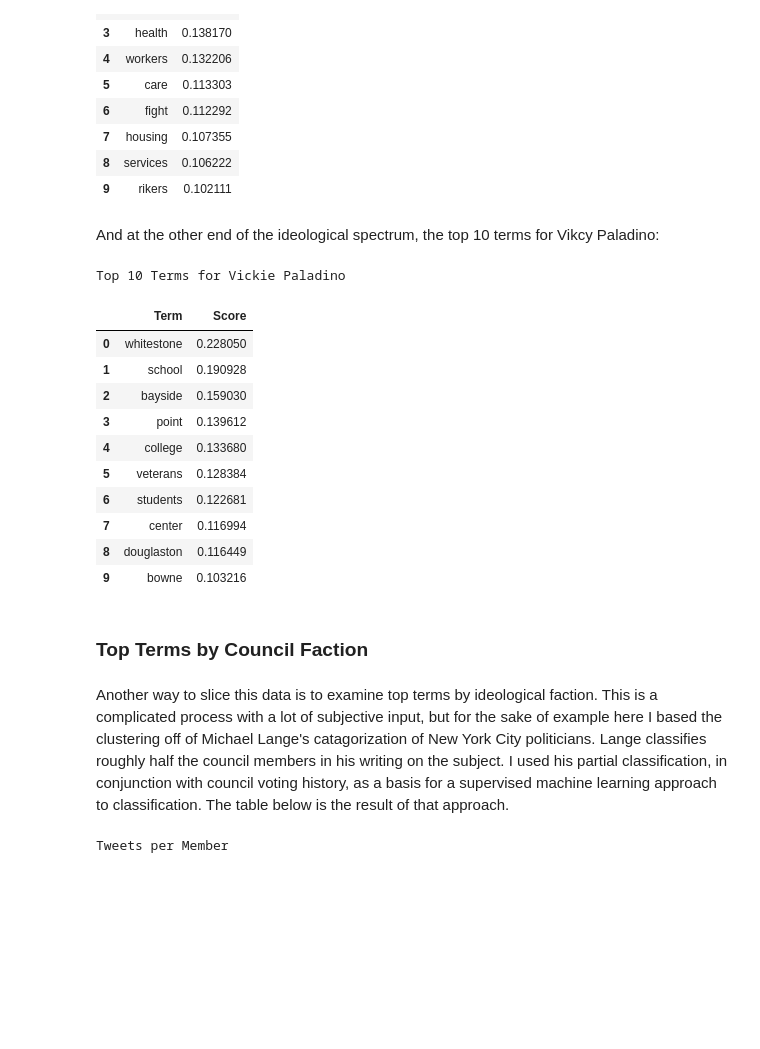
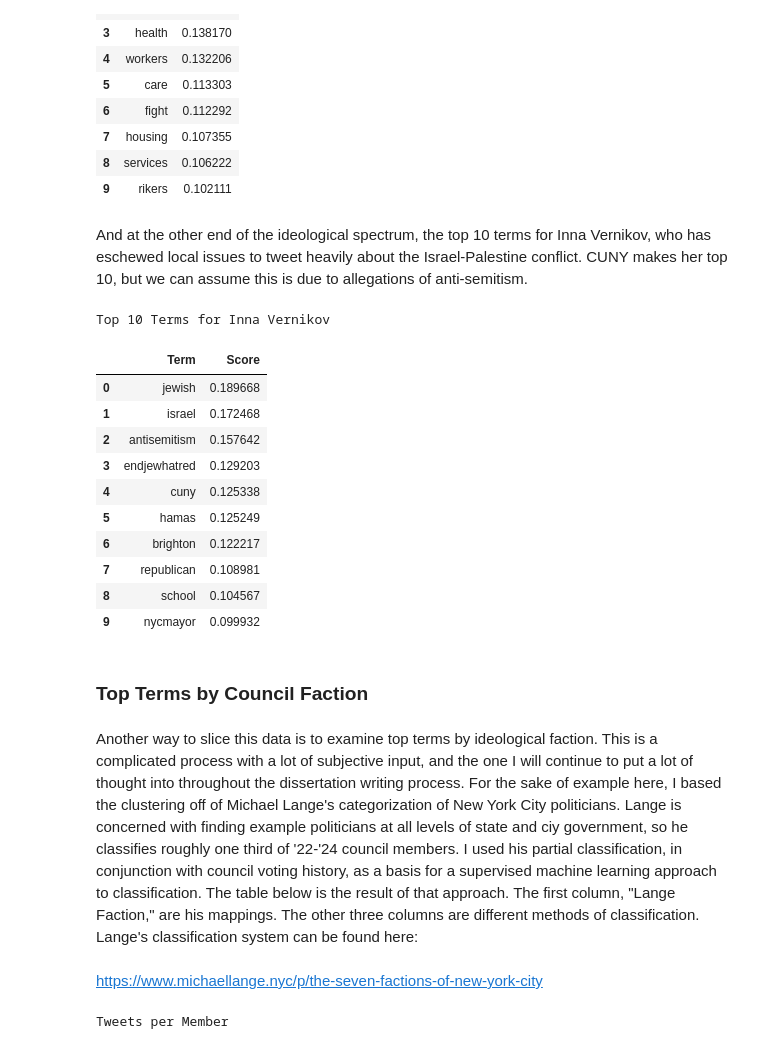
Before and after one commit to SamTGoodson/citycouncil_tweets, a Jupyter notebook: notebooks/tweet_description.ipynb, the cells around one changed output. Saved outputs shown, nothing was run; the diff lists cells and outputs as text; code cells hidden in the pictures; blank space fills up the shorter version.

```diff
--- a/notebooks/tweet_description.ipynb
+++ b/notebooks/tweet_description.ipynb
@@ -164,26 +164,28 @@ Top 10 Terms for Tiffany Cabán
 | 8 | services | 0.106222 |
 | 9 | rikers | 0.102111 |
 # %% [markdown]
-And at the other end of the ideological spectrum, the top 10 terms for Vikcy Paladino:
+And at the other end of the ideological spectrum, the top 10 terms for Inna Vernikov, who has eschewed local issues to tweet heavily about the Israel-Palestine conflict. CUNY makes her top 10, but we can assume this is due to allegations of anti-semitism.
 # %%
-top_terms_for_member_styled(tfidf_df, 'Vickie Paladino', 10)
+top_terms_for_member_styled(tfidf_df, 'Inna Vernikov', 10)
 # %% [output]
-Top 10 Terms for Vickie Paladino
+Top 10 Terms for Inna Vernikov
 |  | Term | Score |
-| 0 | whitestone | 0.228050 |
-| 1 | school | 0.190928 |
-| 2 | bayside | 0.159030 |
-| 3 | point | 0.139612 |
-| 4 | college | 0.133680 |
-| 5 | veterans | 0.128384 |
-| 6 | students | 0.122681 |
-| 7 | center | 0.116994 |
-| 8 | douglaston | 0.116449 |
-| 9 | bowne | 0.103216 |
+| 0 | jewish | 0.189668 |
+| 1 | israel | 0.172468 |
+| 2 | antisemitism | 0.157642 |
+| 3 | endjewhatred | 0.129203 |
+| 4 | cuny | 0.125338 |
+| 5 | hamas | 0.125249 |
+| 6 | brighton | 0.122217 |
+| 7 | republican | 0.108981 |
+| 8 | school | 0.104567 |
+| 9 | nycmayor | 0.099932 |
 # %% [markdown]
 ### Top Terms by Council Faction
 # %% [markdown]
-Another way to slice this data is to examine top terms by ideological faction. This is a complicated process with a lot of subjective input, but for the sake of example here I based the clustering off of Michael Lange's catagorization of New York City politicians. Lange classifies roughly half the council members in his writing on the subject. I used his partial classification, in conjunction with council voting history, as a basis for a supervised machine learning approach to classification. The table below is the result of that approach.
+Another way to slice this data is to examine top terms by ideological faction. This is a complicated process with a lot of subjective input, and the one I will continue to put a lot of thought into throughout the dissertation writing process. For the sake of example here, I based the clustering off of Michael Lange's categorization of New York City politicians. Lange is concerned with finding example politicians at all levels of state and ciy government, so he classifies roughly one third of '22-'24 council members. I used his partial classification, in conjunction with council voting history, as a basis for a supervised machine learning approach to classification. The table below is the result of that approach. The first column, "Lange Faction," are his mappings. The other three columns are different methods of classification. Lange's classification system can be found here:
+# %% [markdown]
+https://www.michaellange.nyc/p/the-seven-factions-of-new-york-city
 # %%
 faction_compare = pd.read_csv('../data/faction_compare.csv')
 # %%
```
Also changed, not shown: parts of 49 cells of this notebook, 15 other files.
